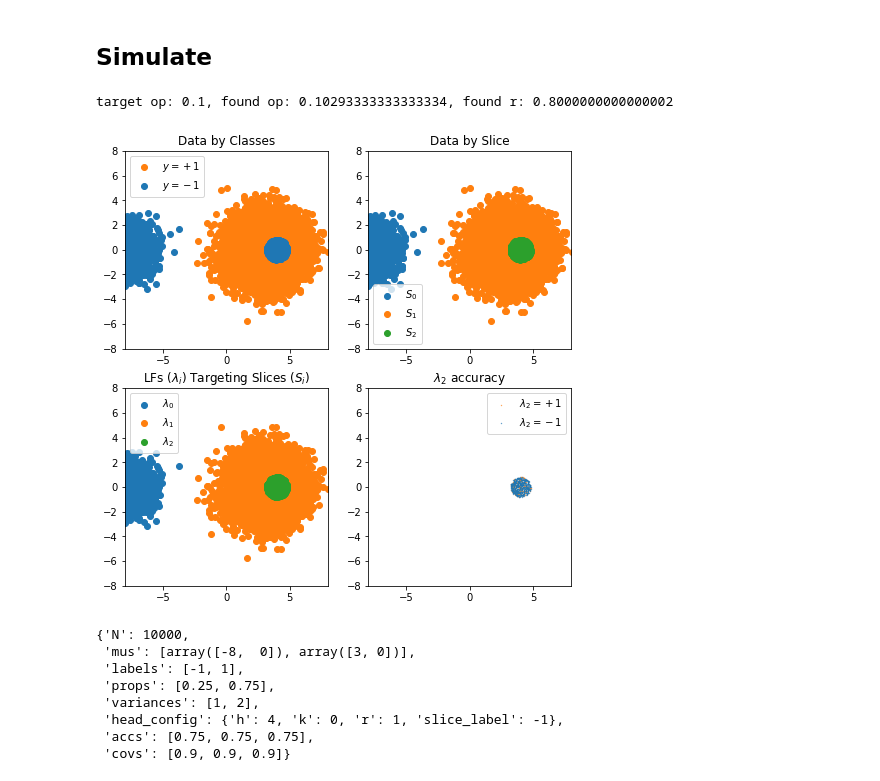
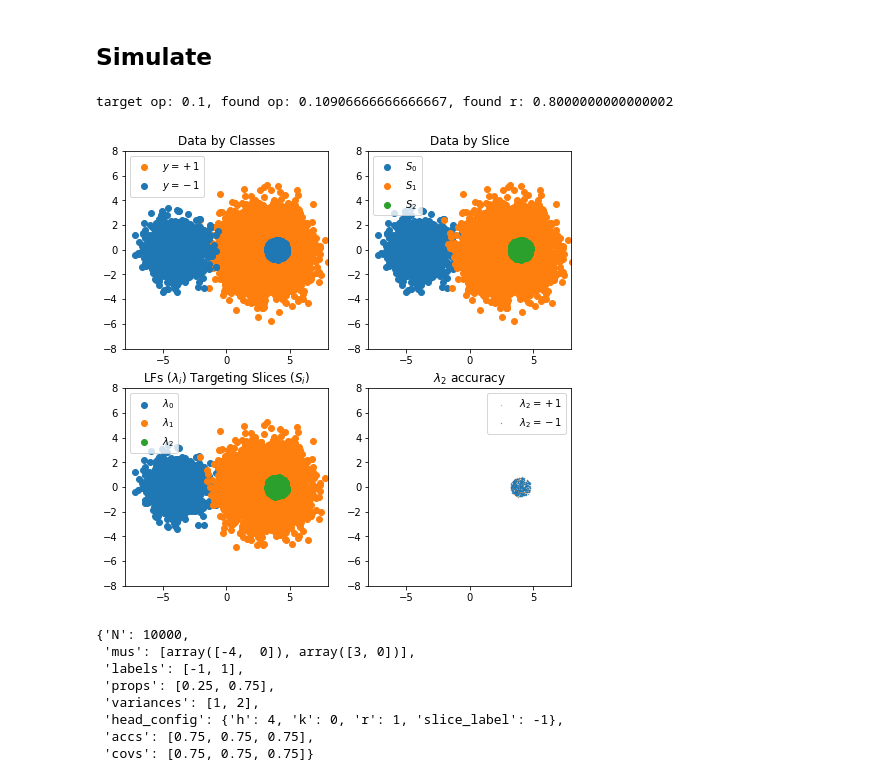
Before and after one commit to tsy935/metal, a Jupyter notebook: metal/contrib/slicing/synthetics/synthetics-sandbox.ipynb, the cells around one changed output. Saved outputs shown, nothing was run; the diff lists cells and outputs as text; code cells hidden in the pictures.

Commit message:
set experiment_config defaults

```diff
--- a/metal/contrib/slicing/synthetics/synthetics-sandbox.ipynb
+++ b/metal/contrib/slicing/synthetics/synthetics-sandbox.ipynb
@@ -74,42 +62,42 @@ L_train, L_test = L[:split_idx], L[split_idx:]
 from simulate import data_config as config
 from synthetics_utils import generate_synthetic_data
 
 # Setting 1: Separable case
 # config = {
 #     # data generation
 #     "N": 10000, # num data points
 #     "mus": [
 #         np.array([-6, 4]), # Mode 1: Y = -1
 #         np.array([3, 4]), # Mode 2: Y = 1,
 #         np.array([6, -3])
 #     ],
 #     "labels": [-1, 1, -1], # labels of each slice
 #     "props": [0.45, 0.45, 0.1], # proportion of data in each mode
 #     "variances": [0.5, 0.5, 0.5], # proportion of data in each mode
 #     "head_config": None,
 
 #     "accs": np.array([0.999, 0.999, 0.999]), # default accuracy of LFs
 #     "covs": np.array([1., 1., 1.]), # default coverage of LFs
 # }
 
 # Setting 2: Donut
 config['mus'] = [
-    np.array([-8, 0]), # Mode 1: Y = -1
+    np.array([-4, 0]), # Mode 1: Y = -1
     np.array([3, 0]), # Mode 2: Y = 1,
 ]
 config['accs'] = [0.75, 0.75, 0.75]
-config['covs'] = [0.9, 0.9, 0.9]
+config['covs'] = [0.75, 0.75, 0.75]
 X, Y, C, L = generate_synthetic_data(config, 'op', 0.1)
 visualize_data(X, Y, C, L)
 config
 # %% [output]
-target op: 0.1, found op: 0.10293333333333334, found r: 0.8000000000000002
+target op: 0.1, found op: 0.10906666666666667, found r: 0.8000000000000002
-[figure, old version]
+[figure, new version]
 {'N': 10000,
- 'mus': [array([-8,  0]), array([3, 0])],
+ 'mus': [array([-4,  0]), array([3, 0])],
  'labels': [-1, 1],
  'props': [0.25, 0.75],
  'variances': [1, 2],
  'head_config': {'h': 4, 'k': 0, 'r': 1, 'slice_label': -1},
  'accs': [0.75, 0.75, 0.75],
- 'covs': [0.9, 0.9, 0.9]}
+ 'covs': [0.75, 0.75, 0.75]}
```
Also changed, not shown: parts of 12 cells of this notebook, 1 other file.
